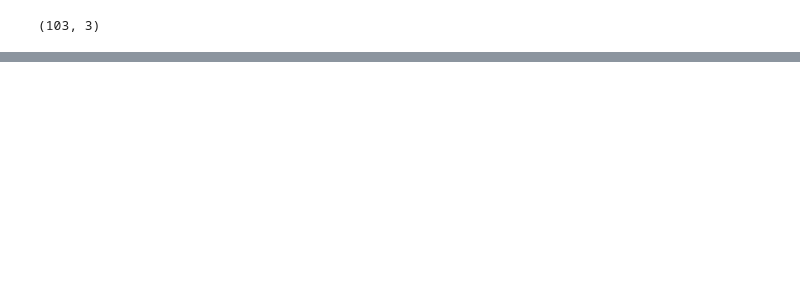
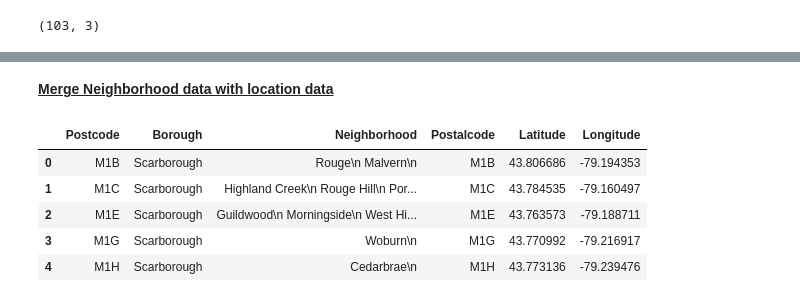
Before and after one commit to Imtialam/Coursera_Capstone, a Jupyter notebook: Segmenting and Clustering-Week3.ipynb, the cells around one changed output, grey strips where cells are left out. Drawn from its saved outputs; the diff is of its cells as text; code cells hidden in the pictures; blank space fills up the shorter version.

```diff
--- a/Segmenting and Clustering-Week3.ipynb
+++ b/Segmenting and Clustering-Week3.ipynb
@@ -110,2 +121,2 @@ Group By columns where Postcode and Borough values are same. Join value of Neigh
 # %%
-df = df['Neighbourhood'].groupby([df.Postcode, df.Borough]).apply(list).reset_index()
+df = df['Neighborhood'].groupby([df.Postcode, df.Borough]).apply(lambda Neighborhood: ''.join(Neighborhood.to_string(index=False))).str.replace('(\\n)', '').reset_index()
@@ -112,6 +132,6 @@ df = df['Neighbourhood'].groupby([df.Postcode, df.Borough]).apply(list).reset_in
+# %%
+df = df[df.Neighborhood != 'Not assigned']
 # %%
 df.shape
 # %% [output]
 (103, 3)
-# %%
-df = df[df.Neighbourhood != 'Not assigned']
@@ -117,0 +149,13 @@ df = df[df.Neighbourhood != 'Not assigned']
+# %% [markdown]
+<b><u>Merge Neighborhood data with location data</u><b>
+# %%
+neighborhoods = pd.merge(left=df,right=df_geo, left_on='Postcode', right_on='Postalcode')
+# %%
+neighborhoods.head()
+# %% [output]
+|  | Postcode | Borough | Neighborhood | Postalcode | Latitude | Longitude |
+| 0 | M1B | Scarborough | Rouge\n Malvern\n | M1B | 43.806686 | -79.194353 |
+| 1 | M1C | Scarborough | Highland Creek\n Rouge Hill\n Por... | M1C | 43.784535 | -79.160497 |
+| 2 | M1E | Scarborough | Guildwood\n Morningside\n West Hi... | M1E | 43.763573 | -79.188711 |
+| 3 | M1G | Scarborough | Woburn\n | M1G | 43.770992 | -79.216917 |
+| 4 | M1H | Scarborough | Cedarbrae\n | M1H | 43.773136 | -79.239476 |
```
Also changed, not shown: parts of 35 cells of this notebook.
